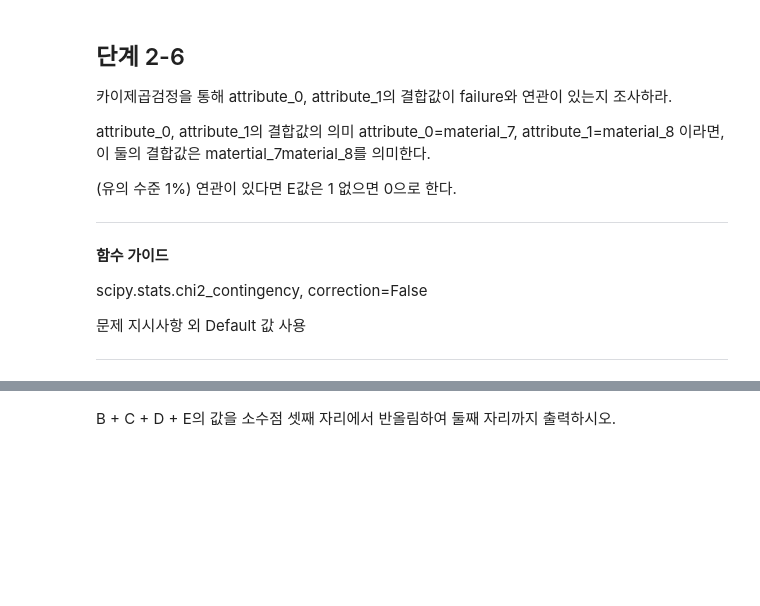
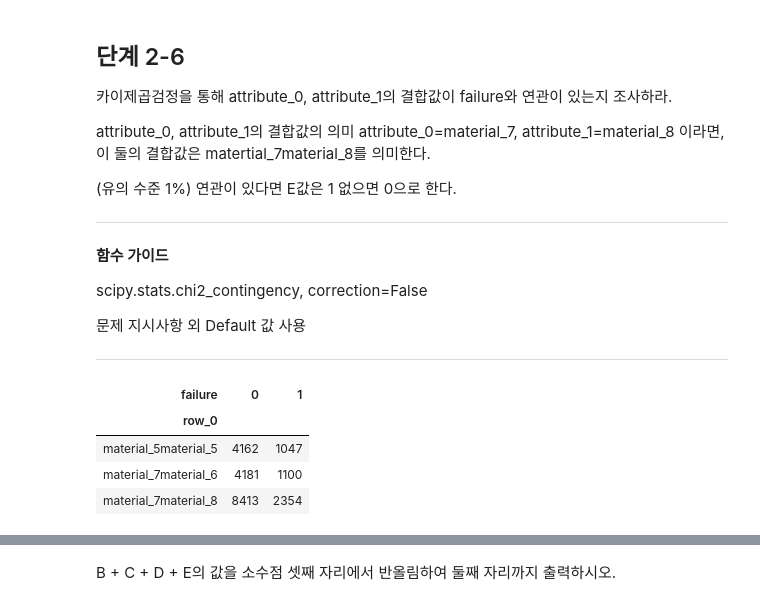
Before and after one commit to sunkusun9/DS_Lv3_2406, a Jupyter notebook: sec_ds_lv3_prob1_prob.ipynb, the cells around one changed output, grey strips where cells are left out. Cells and saved outputs as stored; diff of their text form; code cells hidden in the pictures; blank space fills up the shorter version.

```diff
--- a/sec_ds_lv3_prob1_prob.ipynb
+++ b/sec_ds_lv3_prob1_prob.ipynb
@@ -535,3 +649,16 @@ matertial_7material_8를 의미한다.
  문제 지시사항 외 Default 값 사용
 
 ---
+# %%
+# 방법1
+df_conti = pd.crosstab(
+    index = df_prob2['attribute_0'] + df_prob2['attribute_1'],
+    columns = df_prob2['failure']
+)
+df_conti
+# %% [output]
+| failure | 0 | 1 |
+| row_0 |  |  |
+| material_5material_5 | 4162 | 1047 |
+| material_7material_6 | 4181 | 1100 |
+| material_7material_8 | 8413 | 2354 |
```
Also changed, not shown: parts of 36 cells of this notebook.
